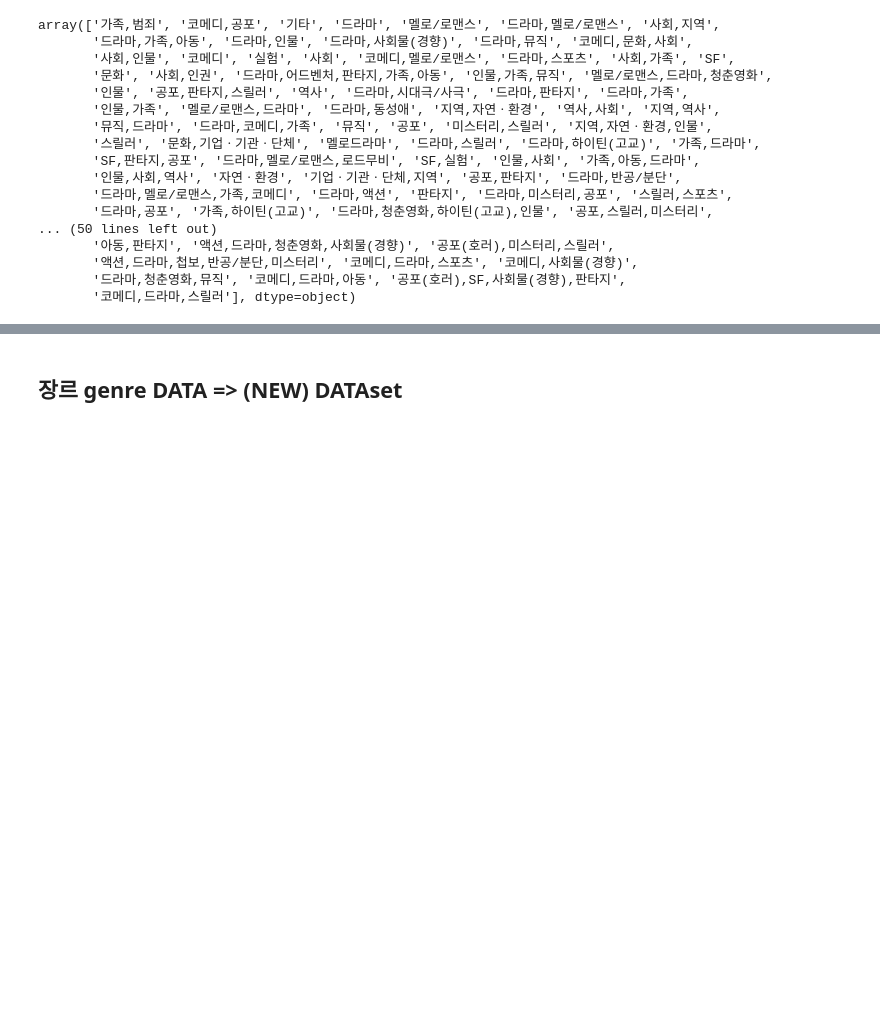
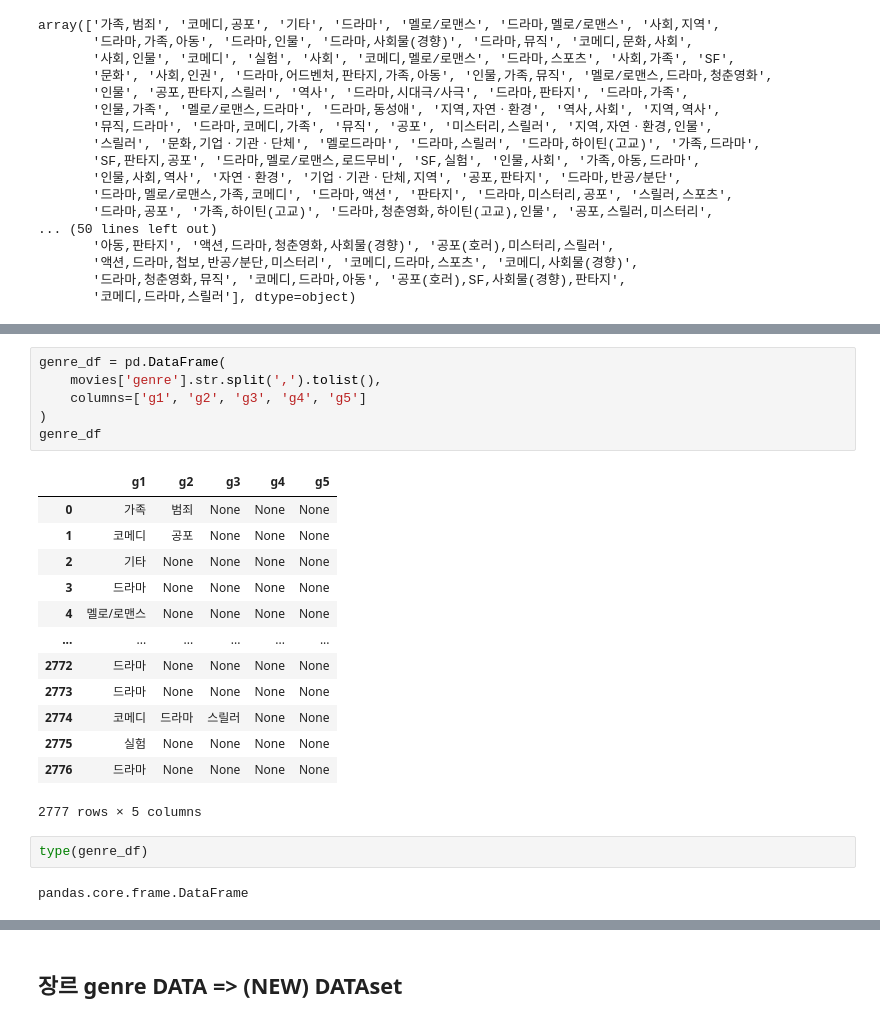
Before and after one commit to ChriSangHoon/Elice-Data-project-Data-analysis-, a Jupyter notebook: recommendation_system.ipynb, the cells around one changed output, grey strips where cells are left out. Cells and saved outputs as stored; diff of their text form; blank space fills up the shorter version.

```diff
--- a/recommendation_system.ipynb
+++ b/recommendation_system.ipynb
@@ -111,0 +131,24 @@ array(['가족,범죄', '코메디,공포', '기타', '드라마', '멜로/로
+# %%
+genre_df = pd.DataFrame(
+    movies['genre'].str.split(',').tolist(),
+    columns=['g1', 'g2', 'g3', 'g4', 'g5']
+)
+genre_df
+# %% [output]
+|  | g1 | g2 | g3 | g4 | g5 |
+| 0 | 가족 | 범죄 | None | None | None |
+| 1 | 코메디 | 공포 | None | None | None |
+| 2 | 기타 | None | None | None | None |
+| 3 | 드라마 | None | None | None | None |
+| 4 | 멜로/로맨스 | None | None | None | None |
+| ... | ... | ... | ... | ... | ... |
+| 2772 | 드라마 | None | None | None | None |
+| 2773 | 드라마 | None | None | None | None |
+| 2774 | 코메디 | 드라마 | 스릴러 | None | None |
+| 2775 | 실험 | None | None | None | None |
+| 2776 | 드라마 | None | None | None | None |
+2777 rows × 5 columns
+# %%
+type(genre_df)
+# %% [output]
+pandas.core.frame.DataFrame
```
Also changed, not shown: parts of 17 cells of this notebook.
